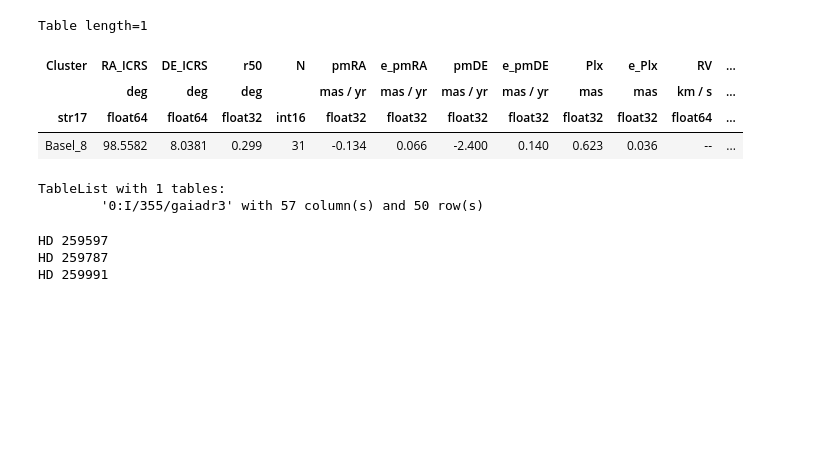
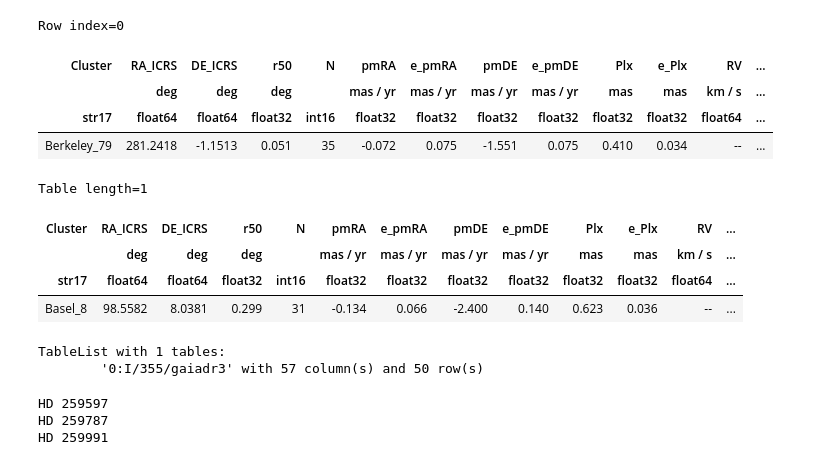
Before and after one commit to surodeep26/Runaway-Stars, a Jupyter notebook: v16.ipynb, the cells around one changed output. Drawn from its saved outputs; the diff is of its cells as text; code cells hidden in the pictures; blank space fills up the shorter version.

```diff
--- a/v16.ipynb
+++ b/v16.ipynb
@@ -2,0 +74,9 @@
+# %%
+cl = Cluster("Berkeley_79")
+cl.all
+# %% [output]
+Row index=0
+| Cluster | RA_ICRS | DE_ICRS | r50 | N | pmRA | e_pmRA | pmDE | e_pmDE | Plx | e_Plx | RV | ... |
+|  | deg | deg | deg |  | mas / yr | mas / yr | mas / yr | mas / yr | mas | mas | km / s | ... |
+| str17 | float64 | float64 | float32 | int16 | float32 | float32 | float32 | float32 | float32 | float32 | float64 | ... |
+| Berkeley_79 | 281.2418 | -1.1513 | 0.051 | 35 | -0.072 | 0.075 | -1.551 | 0.075 | 0.410 | 0.034 | -- | ... |
```
Also changed, not shown: parts of 4 cells of this notebook, 1 other file.
